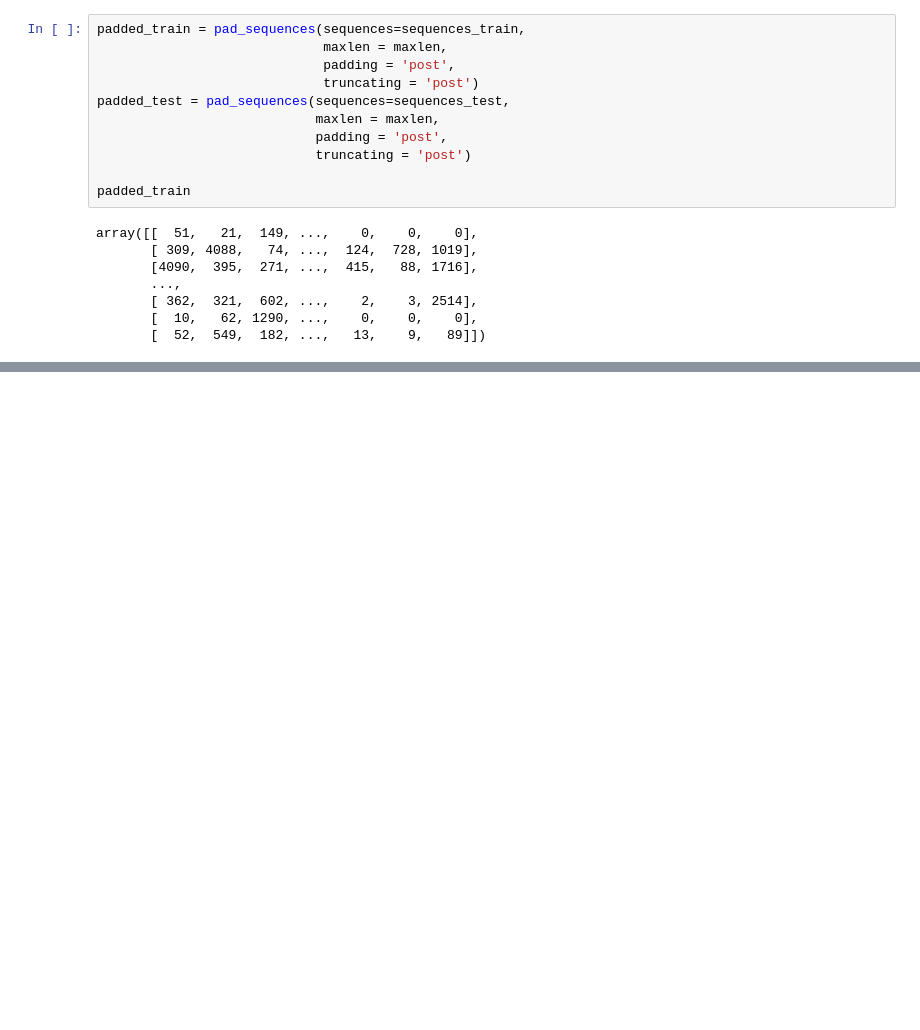
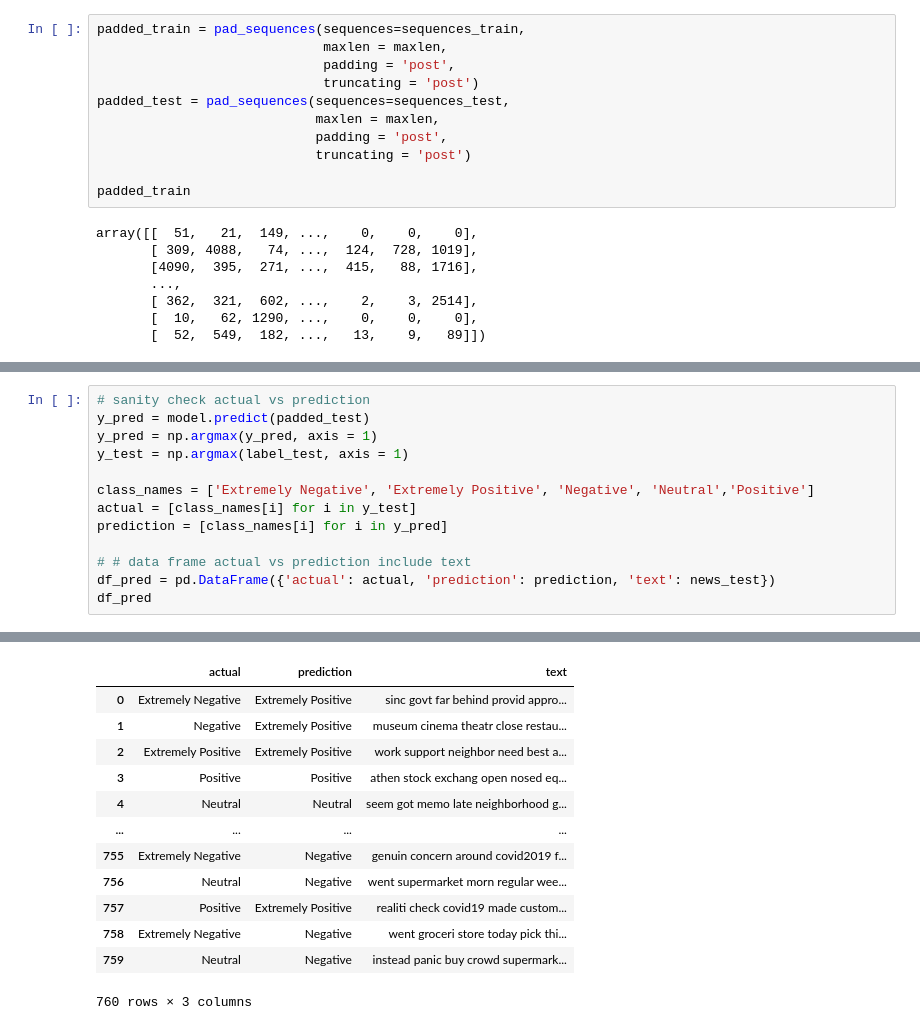
Before and after one commit to IlyasaNandaRahmadianto/Lintasarta, a Jupyter notebook: Project1-MembuatModelNLPdenganTensorFlow/project1.ipynb, the cells around one changed output, grey strips where cells are left out. Drawn from its saved outputs; the diff is of its cells as text; blank space fills up the shorter version.

```diff
--- a/Project1-MembuatModelNLPdenganTensorFlow/project1coba2.ipynb
+++ b/Project1-MembuatModelNLPdenganTensorFlow/project1.ipynb
@@ -408,0 +507,14 @@ ValueError: in user code:
+# %%
+# sanity check actual vs prediction
+y_pred = model.predict(padded_test)
+y_pred = np.argmax(y_pred, axis = 1)
+y_test = np.argmax(label_test, axis = 1)
+
+class_names = ['Extremely Negative', 'Extremely Positive', 'Negative', 'Neutral','Positive']
+actual = [class_names[i] for i in y_test]
+prediction = [class_names[i] for i in y_pred]
+
+# # data frame actual vs prediction include text
+df_pred = pd.DataFrame({'actual': actual, 'prediction': prediction, 'text': news_test})
+df_pred
+# %% [output]
@@ -408,0 +522,13 @@ ValueError: in user code:
+|  | actual | prediction | text |
+| 0 | Extremely Negative | Extremely Positive | sinc govt far behind provid appro... |
+| 1 | Negative | Extremely Positive | museum cinema theatr close restau... |
+| 2 | Extremely Positive | Extremely Positive | work support neighbor need best a... |
+| 3 | Positive | Positive | athen stock exchang open nosed eq... |
+| 4 | Neutral | Neutral | seem got memo late neighborhood g... |
+| ... | ... | ... | ... |
+| 755 | Extremely Negative | Negative | genuin concern around covid2019 f... |
+| 756 | Neutral | Negative | went supermarket morn regular wee... |
+| 757 | Positive | Extremely Positive | realiti check covid19 made custom... |
+| 758 | Extremely Negative | Negative | went groceri store today pick thi... |
+| 759 | Neutral | Negative | instead panic buy crowd supermark... |
+760 rows × 3 columns
```
Also changed, not shown: parts of 12 cells of this notebook.
